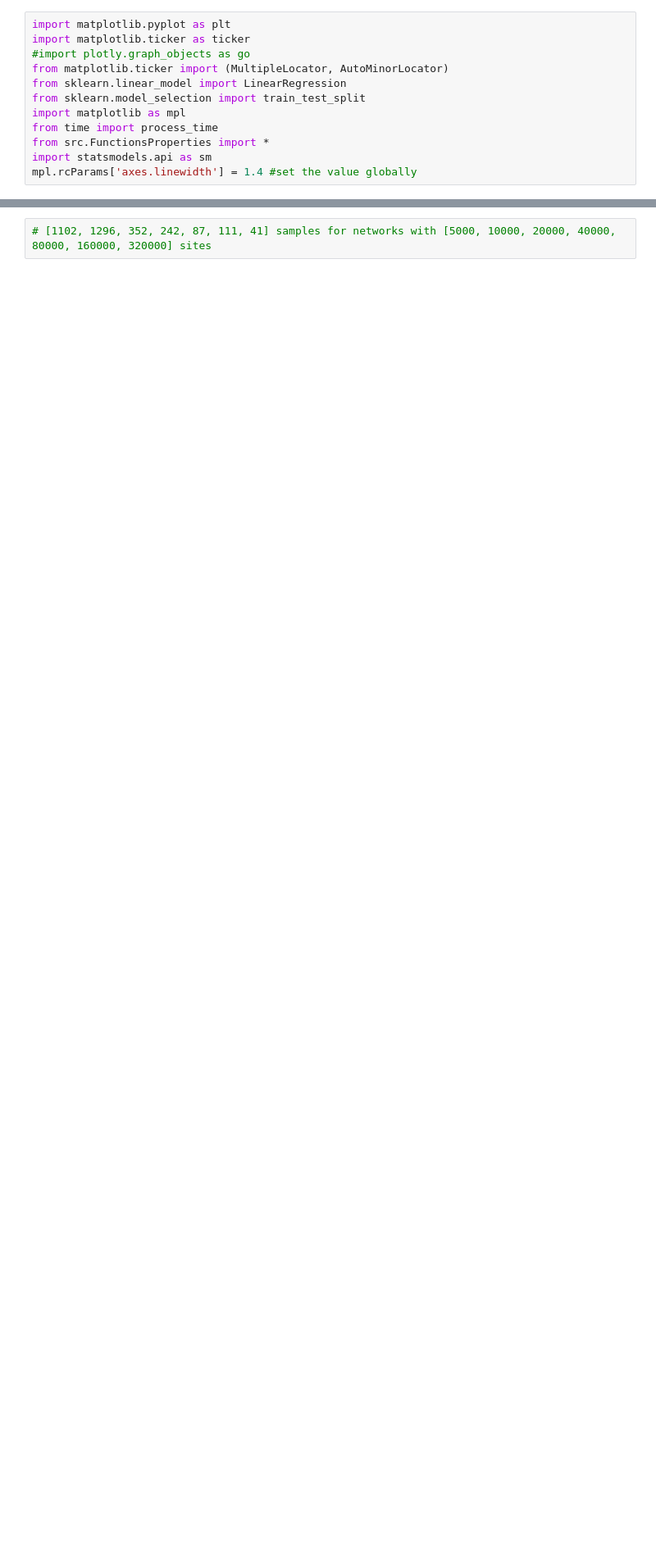
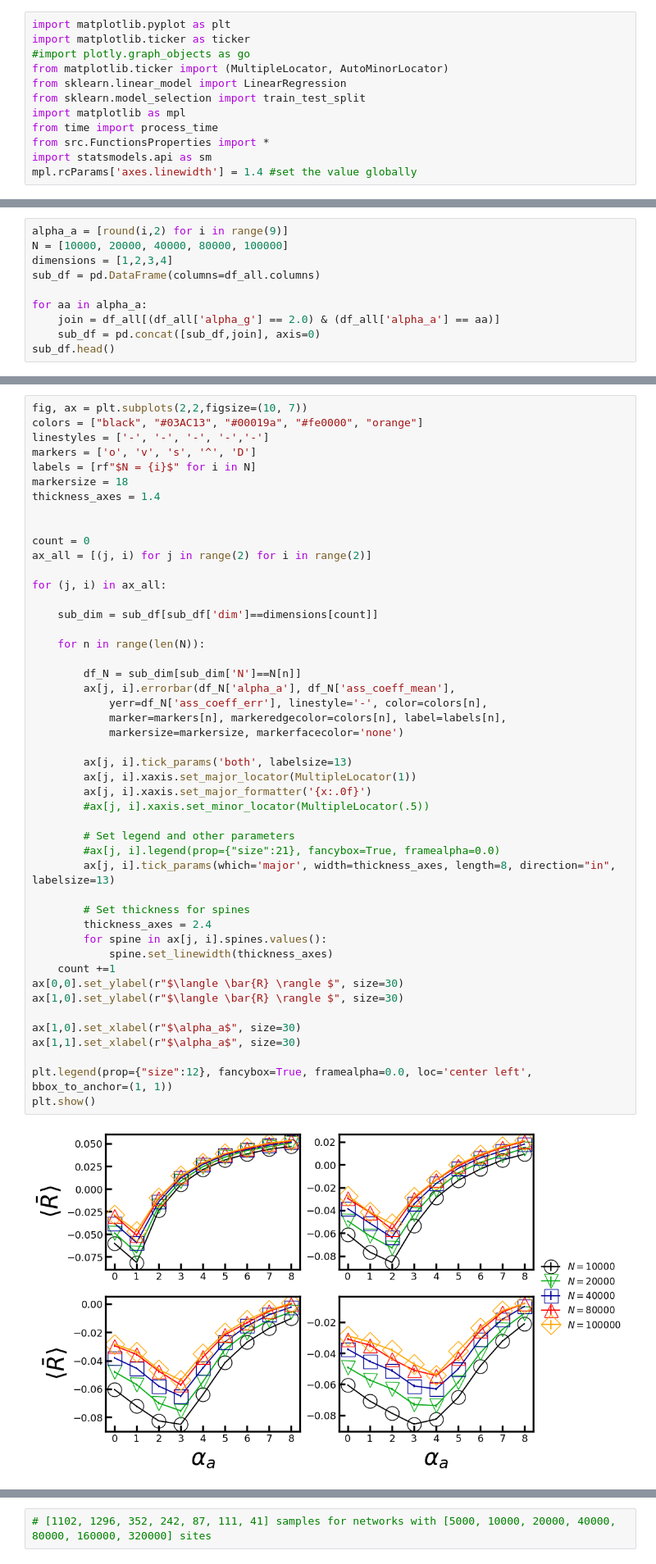
Before and after one commit to JuniorAlencar/TsallisNetwork, a Jupyter notebook: scripts/jupyter/shortespath.ipynb, the cells around one changed output, grey strips where cells are left out. Shown at 82% size. Cells and saved outputs as stored; diff of their text form; blank space fills up the shorter version.

```diff
--- a/scripts/jupyter/shortespath.ipynb
+++ b/scripts/jupyter/shortespath.ipynb
@@ -84,0 +124,10 @@ for i in dim:
+# %%
+alpha_a = [round(i,2) for i in range(9)]
+N = [10000, 20000, 40000, 80000, 100000]
+dimensions = [1,2,3,4]
+sub_df = pd.DataFrame(columns=df_all.columns)
+
+for aa in alpha_a:
+    join = df_all[(df_all['alpha_g'] == 2.0) & (df_all['alpha_a'] == aa)]
+    sub_df = pd.concat([sub_df,join], axis=0)
+sub_df.head()
@@ -84,0 +141,49 @@ for i in dim:
+# %%
+fig, ax = plt.subplots(2,2,figsize=(10, 7))
+colors = ["black", "#03AC13", "#00019a", "#fe0000", "orange"]
+linestyles = ['-', '-', '-', '-','-']
+markers = ['o', 'v', 's', '^', 'D']
+labels = [rf"$N = {i}$" for i in N]
+markersize = 18
+thickness_axes = 1.4
+
+
+count = 0
+ax_all = [(j, i) for j in range(2) for i in range(2)]
+
+for (j, i) in ax_all:
+
+    sub_dim = sub_df[sub_df['dim']==dimensions[count]]
+
+    for n in range(len(N)):
+
+        df_N = sub_dim[sub_dim['N']==N[n]]
+        ax[j, i].errorbar(df_N['alpha_a'], df_N['ass_coeff_mean'],
+            yerr=df_N['ass_coeff_err'], linestyle='-', color=colors[n],
+            marker=markers[n], markeredgecolor=colors[n], label=labels[n],
+            markersize=markersize, markerfacecolor='none')
+
+        ax[j, i].tick_params('both', labelsize=13)
+        ax[j, i].xaxis.set_major_locator(MultipleLocator(1))
+        ax[j, i].xaxis.set_major_formatter('{x:.0f}')
+        #ax[j, i].xaxis.set_minor_locator(MultipleLocator(.5))
+
+        # Set legend and other parameters
+        #ax[j, i].legend(prop={"size":21}, fancybox=True, framealpha=0.0)
+        ax[j, i].tick_params(which='major', width=thickness_axes, length=8, direction="in", labelsize=13)
+
+        # Set thickness for spines
+        thickness_axes = 2.4
+        for spine in ax[j, i].spines.values():
+            spine.set_linewidth(thickness_axes)
+    count +=1
+ax[0,0].set_ylabel(r"$\langle \bar{R} \rangle $", size=30)
+ax[1,0].set_ylabel(r"$\langle \bar{R} \rangle $", size=30)
+
+ax[1,0].set_xlabel(r"$\alpha_a$", size=30)
+ax[1,1].set_xlabel(r"$\alpha_a$", size=30)
+
+plt.legend(prop={"size":12}, fancybox=True, framealpha=0.0, loc='center left', bbox_to_anchor=(1, 1))
+plt.show()
+# %% [output]
+[figure, added]
```
Also changed, not shown: parts of 19 cells of this notebook, 1 other file.
